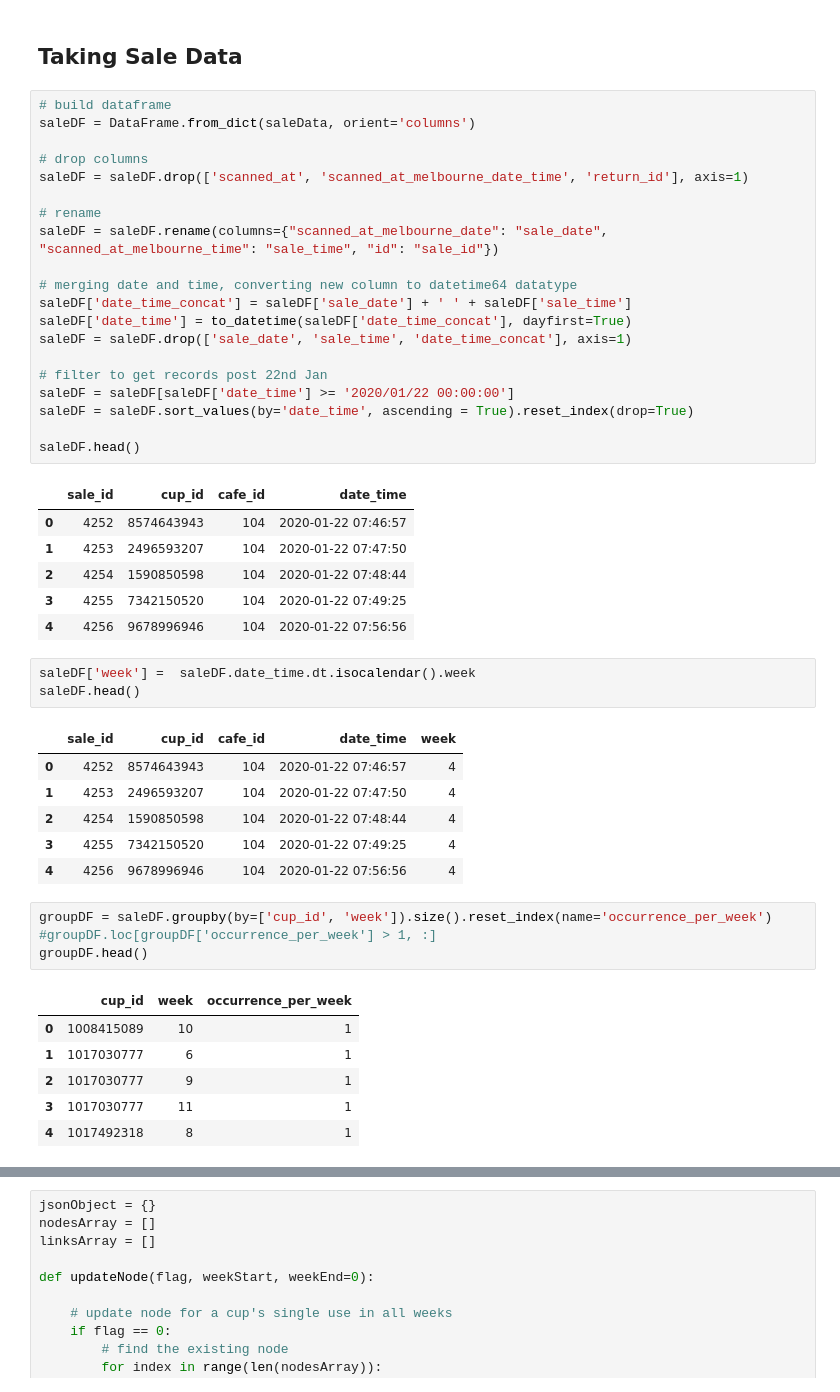
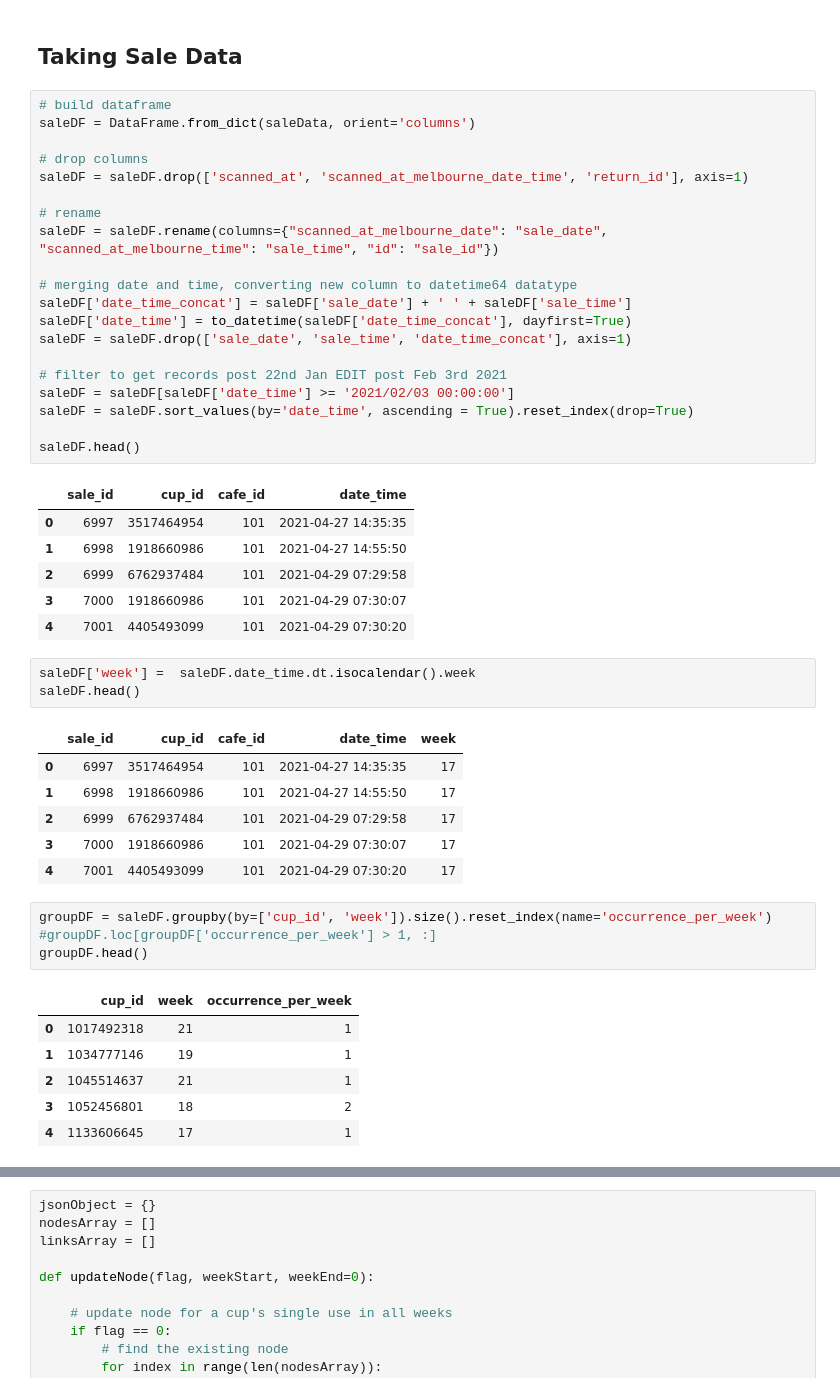
Before and after one commit to BorrowCup/WebsiteDataAnalysis, a Jupyter notebook: notebooks/ArcData.ipynb, the cells around one changed output, grey strips where cells are left out. Saved outputs shown, nothing was run; the diff lists cells and outputs as text.

Commit message:
changed dates to be post feb 3rd 2021, and ran

```diff
--- a/notebooks/ArcData.ipynb
+++ b/notebooks/ArcData.ipynb
@@ -114,51 +114,51 @@ Took 9.92 seconds to get Return data.
 # %%
 # build dataframe
 saleDF = DataFrame.from_dict(saleData, orient='columns')
 
 # drop columns
 saleDF = saleDF.drop(['scanned_at', 'scanned_at_melbourne_date_time', 'return_id'], axis=1)
 
 # rename
 saleDF = saleDF.rename(columns={"scanned_at_melbourne_date": "sale_date", "scanned_at_melbourne_time": "sale_time", "id": "sale_id"})
 
 # merging date and time, converting new column to datetime64 datatype
 saleDF['date_time_concat'] = saleDF['sale_date'] + ' ' + saleDF['sale_time']
 saleDF['date_time'] = to_datetime(saleDF['date_time_concat'], dayfirst=True)
 saleDF = saleDF.drop(['sale_date', 'sale_time', 'date_time_concat'], axis=1)
 
-# filter to get records post 22nd Jan
-saleDF = saleDF[saleDF['date_time'] >= '2020/01/22 00:00:00']
+# filter to get records post 22nd Jan EDIT post Feb 3rd 2021
+saleDF = saleDF[saleDF['date_time'] >= '2021/02/03 00:00:00']
 saleDF = saleDF.sort_values(by='date_time', ascending = True).reset_index(drop=True)
 
 saleDF.head()
 # %% [output]
 |  | sale_id | cup_id | cafe_id | date_time |
-| 0 | 4252 | 8574643943 | 104 | 2020-01-22 07:46:57 |
-| 1 | 4253 | 2496593207 | 104 | 2020-01-22 07:47:50 |
-| 2 | 4254 | 1590850598 | 104 | 2020-01-22 07:48:44 |
-| 3 | 4255 | 7342150520 | 104 | 2020-01-22 07:49:25 |
-| 4 | 4256 | 9678996946 | 104 | 2020-01-22 07:56:56 |
+| 0 | 6997 | 3517464954 | 101 | 2021-04-27 14:35:35 |
+| 1 | 6998 | 1918660986 | 101 | 2021-04-27 14:55:50 |
+| 2 | 6999 | 6762937484 | 101 | 2021-04-29 07:29:58 |
+| 3 | 7000 | 1918660986 | 101 | 2021-04-29 07:30:07 |
+| 4 | 7001 | 4405493099 | 101 | 2021-04-29 07:30:20 |
 # %%
 saleDF['week'] =  saleDF.date_time.dt.isocalendar().week
 saleDF.head()
 # %% [output]
 |  | sale_id | cup_id | cafe_id | date_time | week |
-| 0 | 4252 | 8574643943 | 104 | 2020-01-22 07:46:57 | 4 |
-| 1 | 4253 | 2496593207 | 104 | 2020-01-22 07:47:50 | 4 |
-| 2 | 4254 | 1590850598 | 104 | 2020-01-22 07:48:44 | 4 |
-| 3 | 4255 | 7342150520 | 104 | 2020-01-22 07:49:25 | 4 |
-| 4 | 4256 | 9678996946 | 104 | 2020-01-22 07:56:56 | 4 |
+| 0 | 6997 | 3517464954 | 101 | 2021-04-27 14:35:35 | 17 |
+| 1 | 6998 | 1918660986 | 101 | 2021-04-27 14:55:50 | 17 |
+| 2 | 6999 | 6762937484 | 101 | 2021-04-29 07:29:58 | 17 |
+| 3 | 7000 | 1918660986 | 101 | 2021-04-29 07:30:07 | 17 |
+| 4 | 7001 | 4405493099 | 101 | 2021-04-29 07:30:20 | 17 |
 # %%
 groupDF = saleDF.groupby(by=['cup_id', 'week']).size().reset_index(name='occurrence_per_week')
 #groupDF.loc[groupDF['occurrence_per_week'] > 1, :]
 groupDF.head()
 # %% [output]
 |  | cup_id | week | occurrence_per_week |
-| 0 | 1008415089 | 10 | 1 |
-| 1 | 1017030777 | 6 | 1 |
-| 2 | 1017030777 | 9 | 1 |
-| 3 | 1017030777 | 11 | 1 |
-| 4 | 1017492318 | 8 | 1 |
+| 0 | 1017492318 | 21 | 1 |
+| 1 | 1034777146 | 19 | 1 |
+| 2 | 1045514637 | 21 | 1 |
+| 3 | 1052456801 | 18 | 2 |
+| 4 | 1133606645 | 17 | 1 |
 # %%
 #groupDF.groupby(by='cup_id')['occurrence_per_week'].apply(list).reset_index(name='new')
 df = groupDF.pivot(index='cup_id', columns='week', values='occurrence_per_week').reset_index()
```
Also changed, not shown: parts of 4 cells of this notebook, 10 other files.
